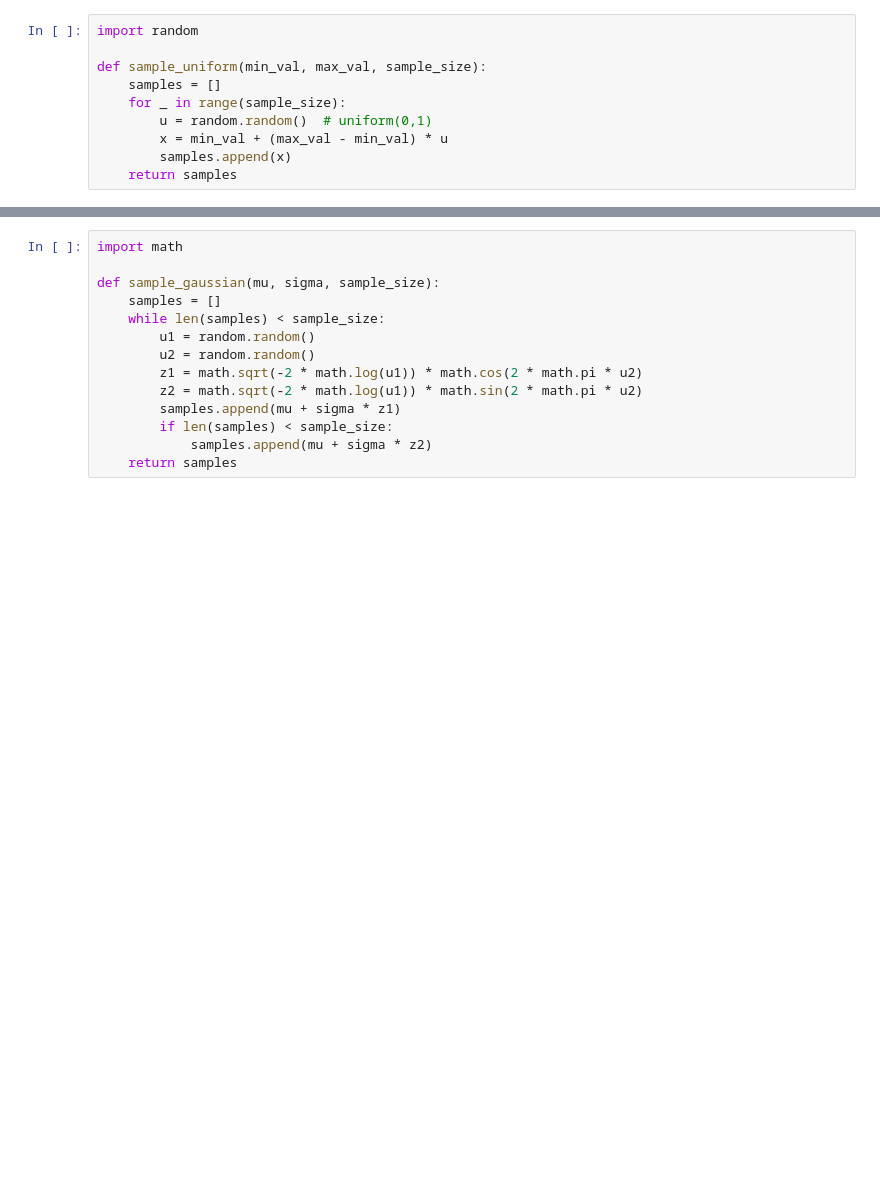
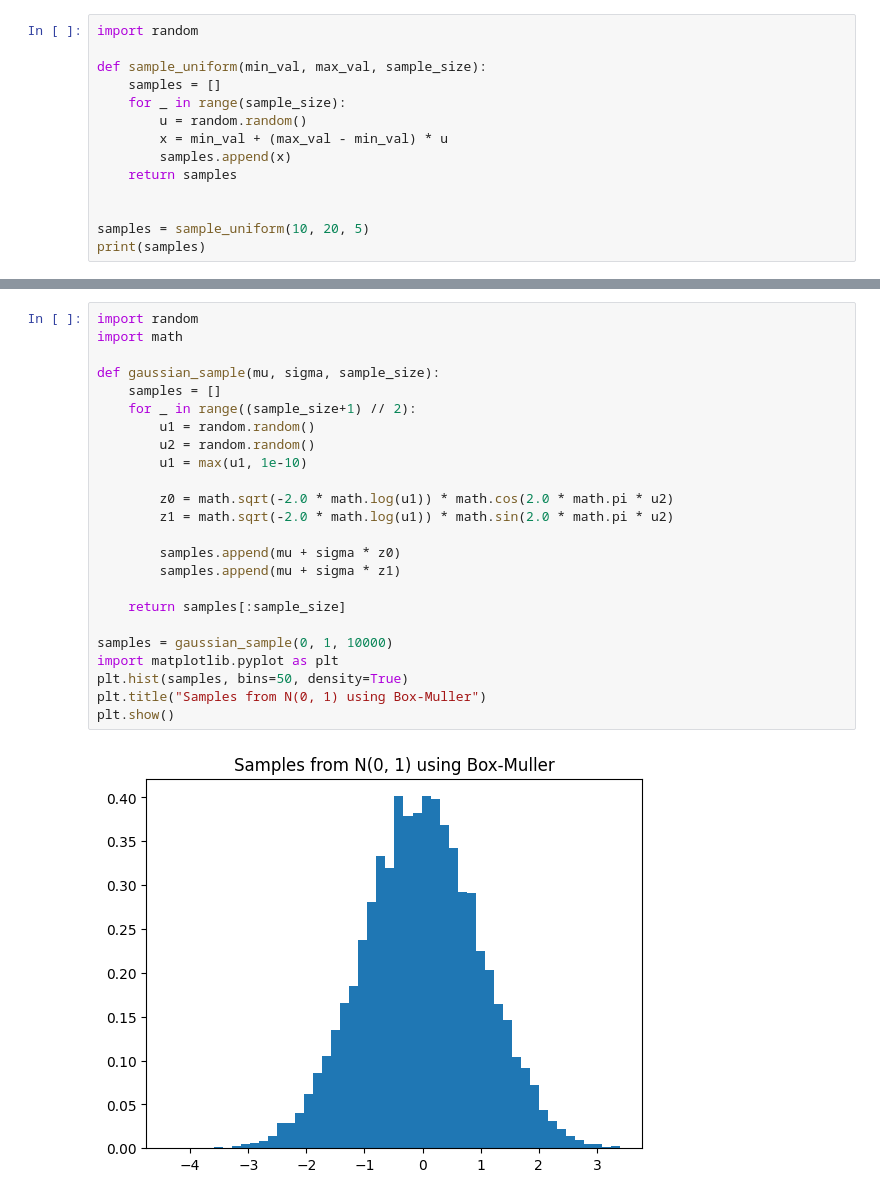
Before and after one commit to jenishk20/DS5230-UML, a Jupyter notebook: HWK5B/Sampling_P1.ipynb, the cells around one changed output, grey strips where cells are left out. Cells and saved outputs as stored; diff of their text form; blank space fills up the shorter version.

```diff
--- a/HWK5B/Sampling_P1.ipynb
+++ b/HWK5B/Sampling_P1.ipynb
@@ -4,7 +6,11 @@ import random
 def sample_uniform(min_val, max_val, sample_size):
     samples = []
     for _ in range(sample_size):
-        u = random.random()  # uniform(0,1)
+        u = random.random()
         x = min_val + (max_val - min_val) * u
         samples.append(x)
     return samples
+
+
+samples = sample_uniform(10, 20, 5)
+print(samples)
@@ -11,17 +21,29 @@ def sample_uniform(min_val, max_val, sample_size):
 # %%
+import random
 import math
 
-def sample_gaussian(mu, sigma, sample_size):
+def gaussian_sample(mu, sigma, sample_size):
     samples = []
-    while len(samples) < sample_size:
+    for _ in range((sample_size+1) // 2):
         u1 = random.random()
         u2 = random.random()
-        z1 = math.sqrt(-2 * math.log(u1)) * math.cos(2 * math.pi * u2)
-        z2 = math.sqrt(-2 * math.log(u1)) * math.sin(2 * math.pi * u2)
+        u1 = max(u1, 1e-10)
+
+        z0 = math.sqrt(-2.0 * math.log(u1)) * math.cos(2.0 * math.pi * u2)
+        z1 = math.sqrt(-2.0 * math.log(u1)) * math.sin(2.0 * math.pi * u2)
+
+        samples.append(mu + sigma * z0)
         samples.append(mu + sigma * z1)
-        if len(samples) < sample_size:
-            samples.append(mu + sigma * z2)
-    return samples
+
+    return samples[:sample_size]
+
+samples = gaussian_sample(0, 1, 10000)
+import matplotlib.pyplot as plt
+plt.hist(samples, bins=50, density=True)
+plt.title("Samples from N(0, 1) using Box-Muller")
+plt.show()
+# %% [output]
+[figure, added]
 # %%
 def sample_2d_gaussian(mu, sigma, sample_size):
     samples = []
```
Also changed, not shown: parts of 7 cells of this notebook, 13 other files.
